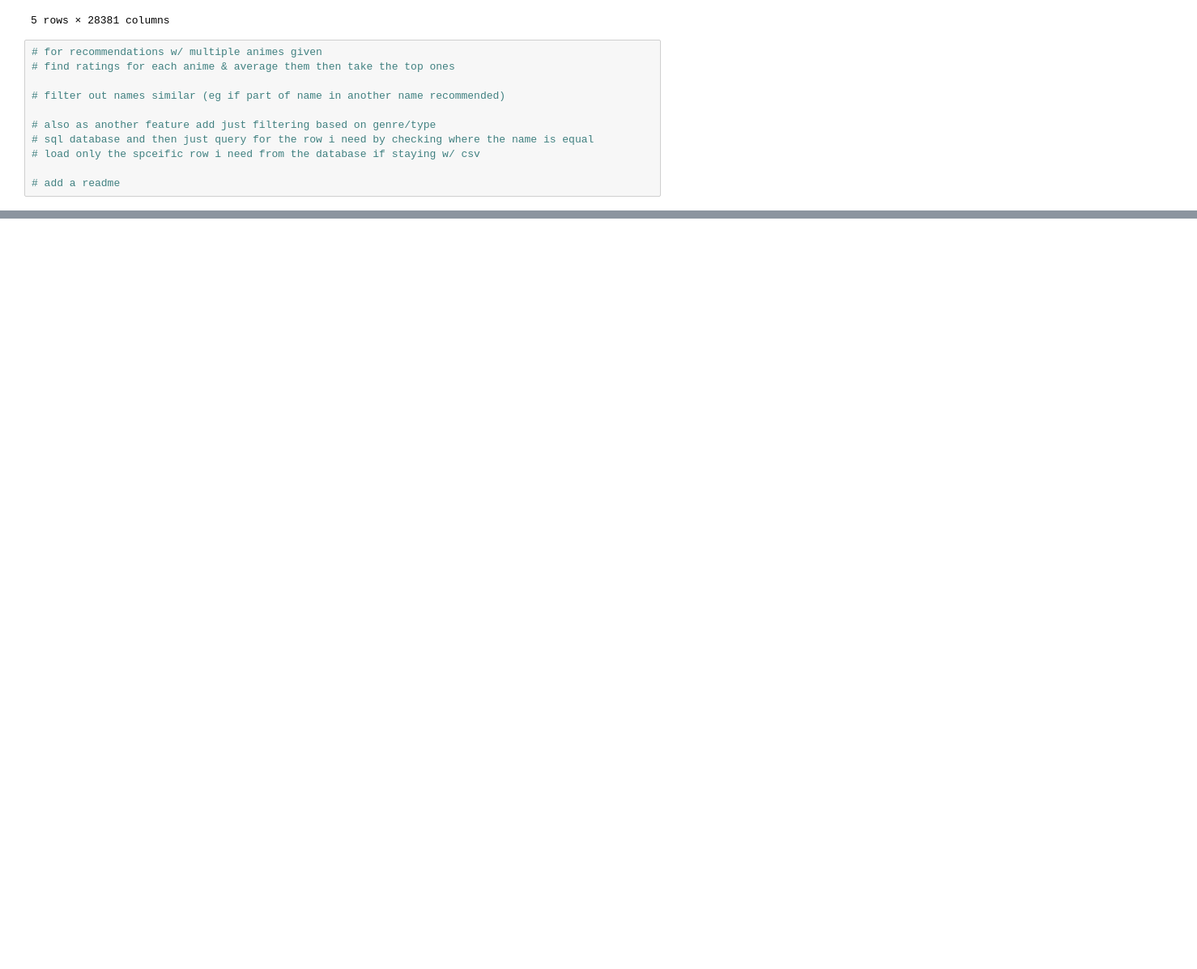
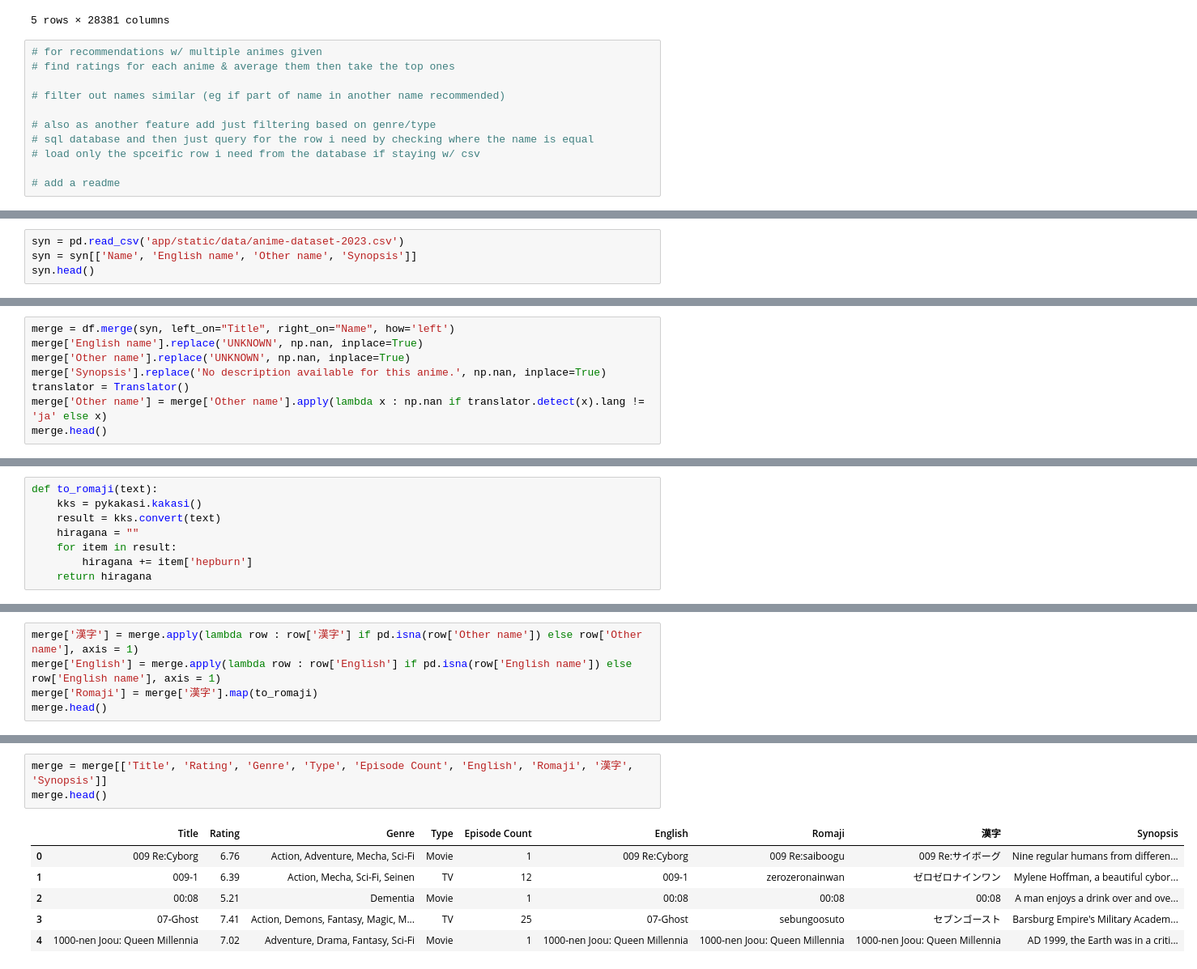
Before and after one commit to mika-okamoto/anime_recommender, a Jupyter notebook: data_exploration.ipynb, the cells around one changed output, grey strips where cells are left out. Shown at 81% size. Saved outputs shown, nothing was run; the diff lists cells and outputs as text; blank space fills up the shorter version.

```diff
--- a/data_exploration.ipynb
+++ b/data_exploration.ipynb
@@ -322,0 +561,4 @@ anime.head()
+# %%
+syn = pd.read_csv('app/static/data/anime-dataset-2023.csv')
+syn = syn[['Name', 'English name', 'Other name', 'Synopsis']]
+syn.head()
@@ -322,0 +572,8 @@ anime.head()
+# %%
+merge = df.merge(syn, left_on="Title", right_on="Name", how='left')
+merge['English name'].replace('UNKNOWN', np.nan, inplace=True)
+merge['Other name'].replace('UNKNOWN', np.nan, inplace=True)
+merge['Synopsis'].replace('No description available for this anime.', np.nan, inplace=True)
+translator = Translator()
+merge['Other name'] = merge['Other name'].apply(lambda x : np.nan if translator.detect(x).lang != 'ja' else x)
+merge.head()
@@ -322,0 +596,8 @@ anime.head()
+# %%
+def to_romaji(text):
+    kks = pykakasi.kakasi()
+    result = kks.convert(text)
+    hiragana = ""
+    for item in result:
+        hiragana += item['hepburn']
+    return hiragana
@@ -322,0 +613,5 @@ anime.head()
+# %%
+merge['漢字'] = merge.apply(lambda row : row['漢字'] if pd.isna(row['Other name']) else row['Other name'], axis = 1)
+merge['English'] = merge.apply(lambda row : row['English'] if pd.isna(row['English name']) else row['English name'], axis = 1)
+merge['Romaji'] = merge['漢字'].map(to_romaji)
+merge.head()
@@ -322,0 +625,10 @@ anime.head()
+# %%
+merge = merge[['Title', 'Rating', 'Genre', 'Type', 'Episode Count', 'English', 'Romaji', '漢字', 'Synopsis']]
+merge.head()
+# %% [output]
+|  | Title | Rating | Genre | Type | Episode Count | English | Romaji | 漢字 | Synopsis |
+| 0 | 009 Re:Cyborg | 6.76 | Action, Adventure, Mecha, Sci-Fi | Movie | 1 | 009 Re:Cyborg | 009 Re:saiboogu | 009 Re:サイボーグ | Nine regular humans from differen... |
+| 1 | 009-1 | 6.39 | Action, Mecha, Sci-Fi, Seinen | TV | 12 | 009-1 | zerozeronainwan | ゼロゼロナインワン | Mylene Hoffman, a beautiful cybor... |
+| 2 | 00:08 | 5.21 | Dementia | Movie | 1 | 00:08 | 00:08 | 00:08 | A man enjoys a drink over and ove... |
+| 3 | 07-Ghost | 7.41 | Action, Demons, Fantasy, Magic, M... | TV | 25 | 07-Ghost | sebungoosuto | セブンゴースト | Barsburg Empire's Military Academ... |
+| 4 | 1000-nen Joou: Queen Millennia | 7.02 | Adventure, Drama, Fantasy, Sci-Fi | Movie | 1 | 1000-nen Joou: Queen Millennia | 1000-nen Joou: Queen Millennia | 1000-nen Joou: Queen Millennia | AD 1999, the Earth was in a criti... |
```
Also changed, not shown: parts of 44 cells of this notebook, 8 other files.
